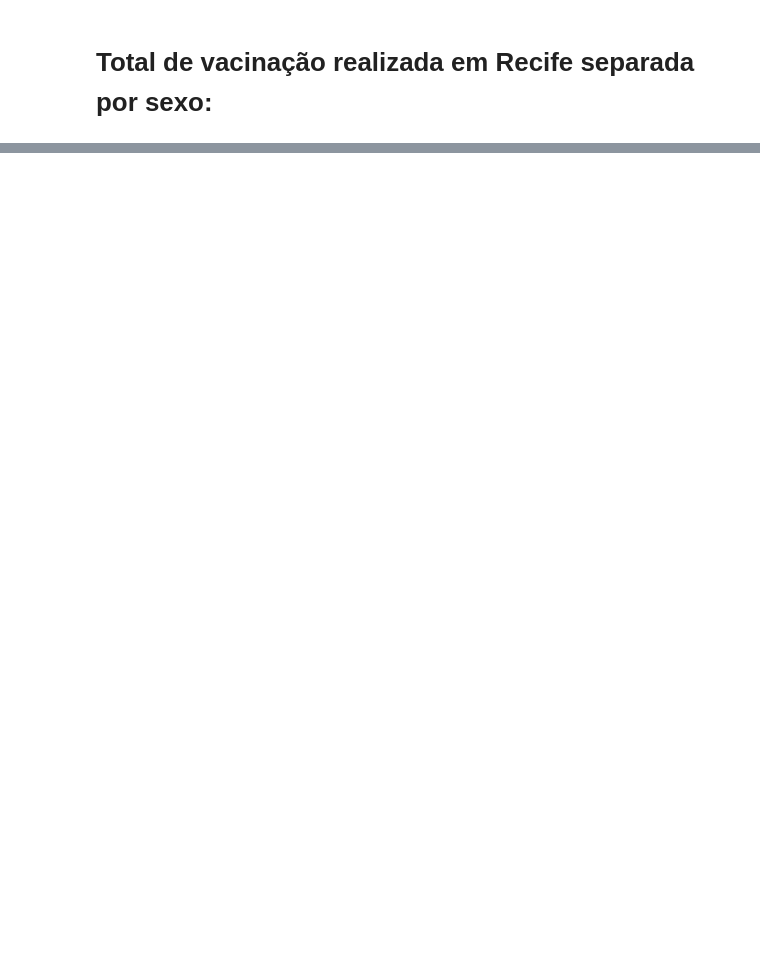
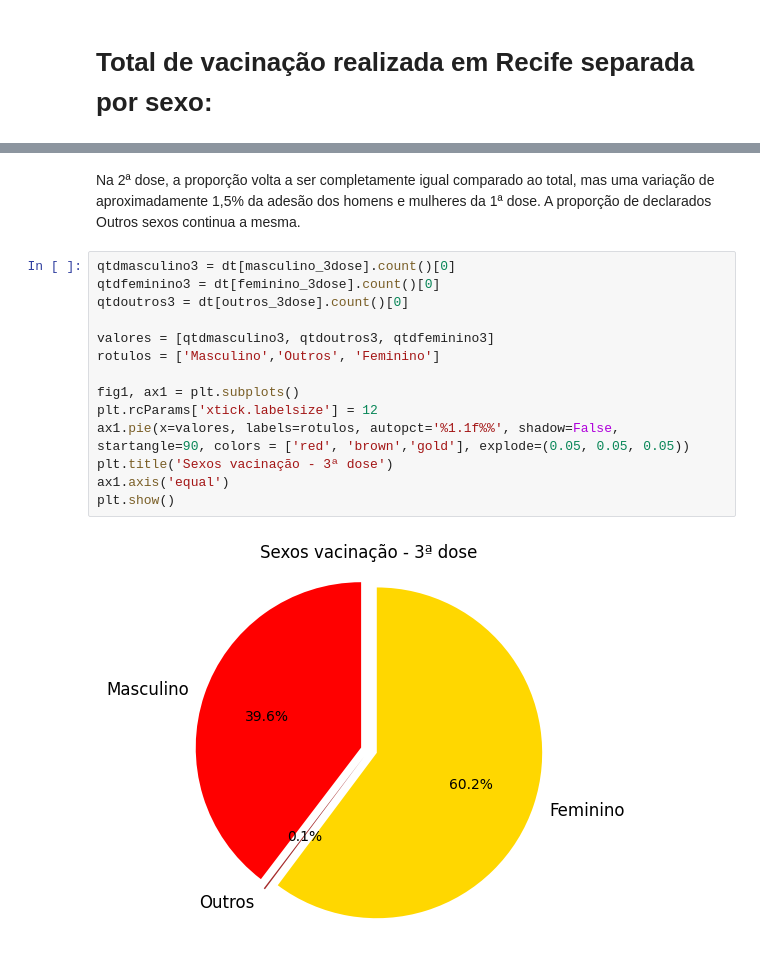
Before and after one commit to guilopesrbc/projetoP1, a Jupyter notebook: analise_sexo.ipynb, the cells around one changed output, grey strips where cells are left out. Cells and saved outputs as stored; diff of their text form; blank space fills up the shorter version.

```diff
--- a/analise_sexo.ipynb
+++ b/analise_sexo.ipynb
@@ -82,0 +123,18 @@ plt.show()
+# %% [markdown]
+Na 2ª dose, a proporção volta a ser completamente igual comparado ao total, mas uma variação de aproximadamente 1,5% da adesão dos homens e mulheres da 1ª dose. A proporção de declarados Outros sexos continua a mesma.
+# %%
+qtdmasculino3 = dt[masculino_3dose].count()[0]
+qtdfeminino3 = dt[feminino_3dose].count()[0]
+qtdoutros3 = dt[outros_3dose].count()[0]
+
+valores = [qtdmasculino3, qtdoutros3, qtdfeminino3]
+rotulos = ['Masculino','Outros', 'Feminino']
+
+fig1, ax1 = plt.subplots()
+plt.rcParams['xtick.labelsize'] = 12
+ax1.pie(x=valores, labels=rotulos, autopct='%1.1f%%', shadow=False, startangle=90, colors = ['red', 'brown','gold'], explode=(0.05, 0.05, 0.05))
+plt.title('Sexos vacinação - 3ª dose')
+ax1.axis('equal')
+plt.show()
+# %% [output]
+[figure, added]
```
Also changed, not shown: parts of 19 cells of this notebook.
